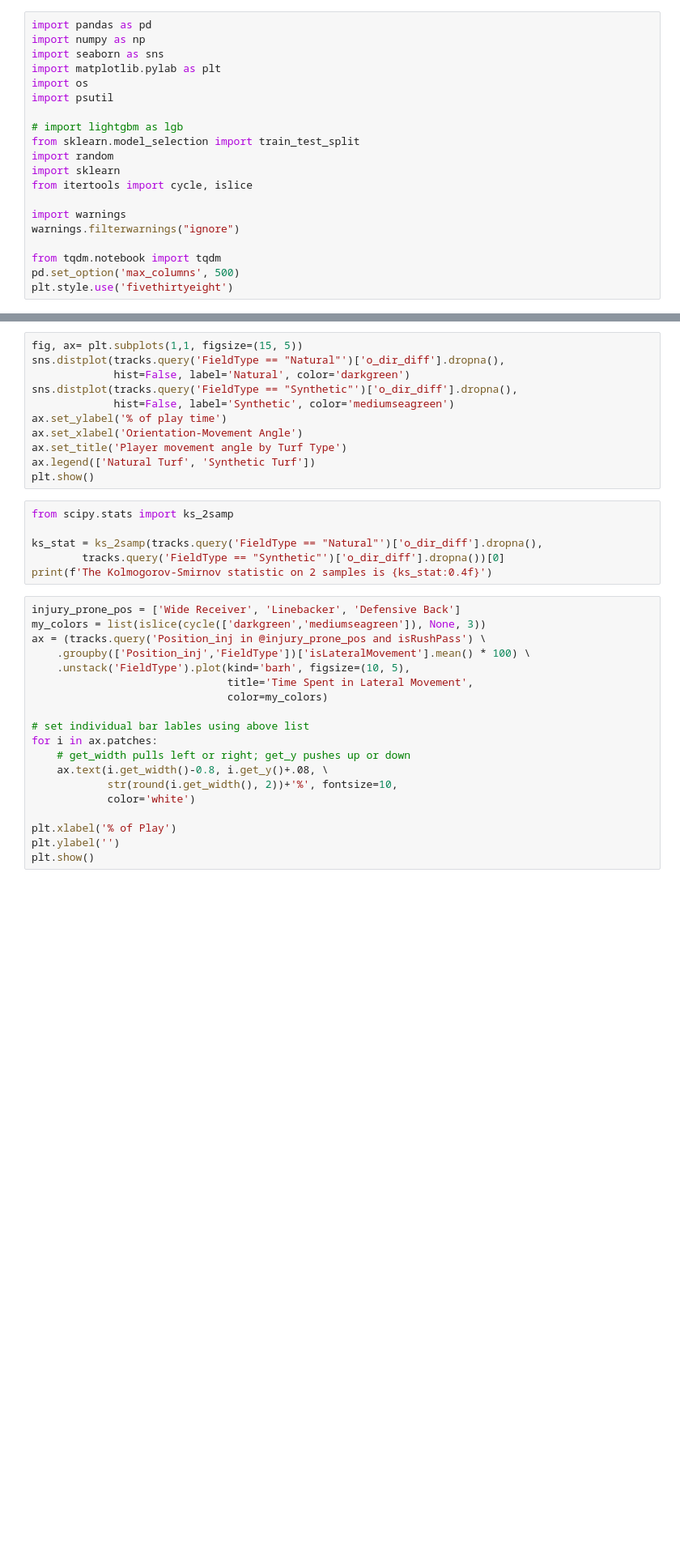
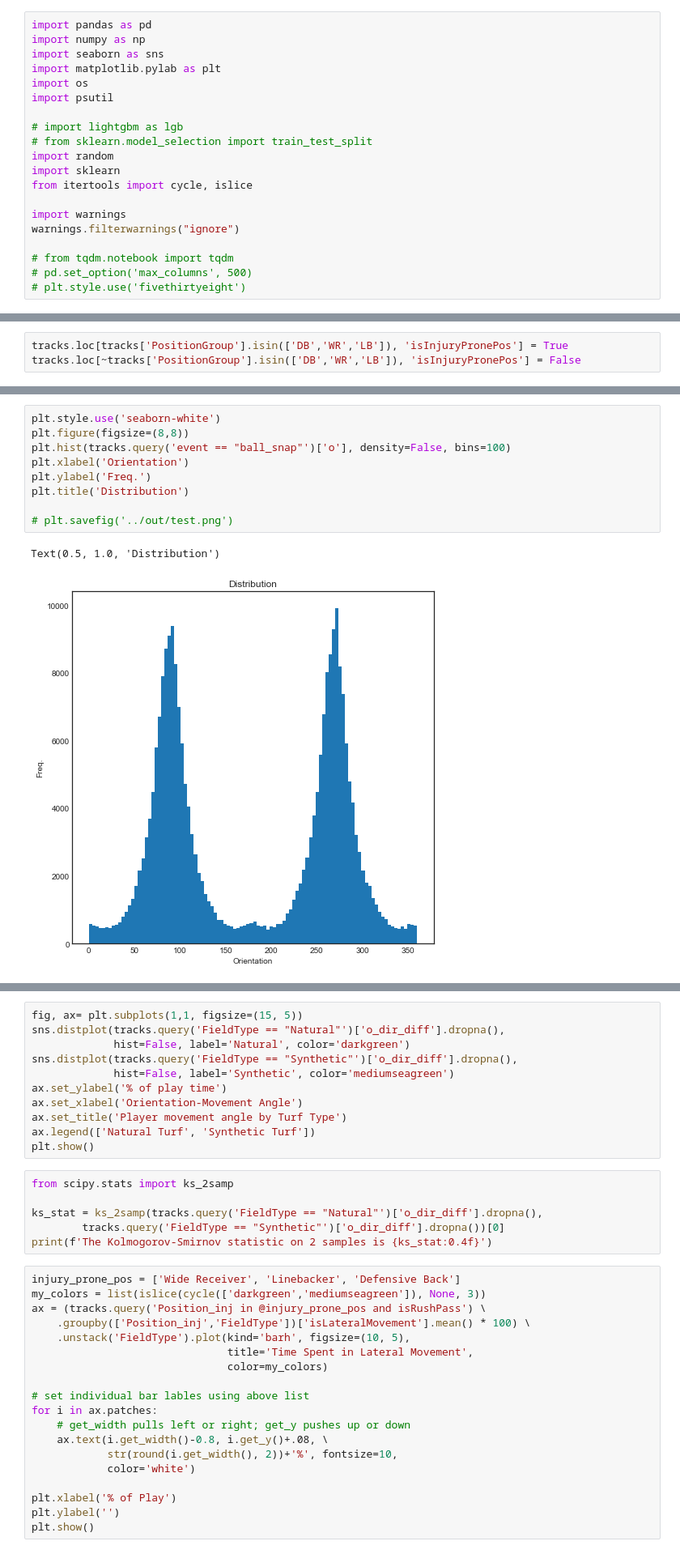
Before and after one commit to cwingho/NFL_Analytics, a Jupyter notebook: brian/code_to_be_read.ipynb, the cells around one changed output, grey strips where cells are left out. Shown: that part at 81% size. Drawn from its saved outputs; the diff is of its cells as text; blank space fills up the shorter version.

```diff
--- a/brian/code_to_be_read.ipynb
+++ b/brian/code_to_be_read.ipynb
@@ -7,7 +7,7 @@ import os
 import psutil
 
 # import lightgbm as lgb
-from sklearn.model_selection import train_test_split
+# from sklearn.model_selection import train_test_split
 import random
 import sklearn
 from itertools import cycle, islice
@@ -15,9 +15,9 @@ from itertools import cycle, islice
 import warnings
 warnings.filterwarnings("ignore")
 
-from tqdm.notebook import tqdm
-pd.set_option('max_columns', 500)
-plt.style.use('fivethirtyeight')
+# from tqdm.notebook import tqdm
+# pd.set_option('max_columns', 500)
+# plt.style.use('fivethirtyeight')
 # %%
 # Read in data
 tracks = pd.read_csv('../in/PlayerTrackData.csv',
@@ -321,0 +504,3 @@ NameError: name 'tracks' is not defined
+# %%
+tracks.loc[tracks['PositionGroup'].isin(['DB','WR','LB']), 'isInjuryPronePos'] = True
+tracks.loc[~tracks['PositionGroup'].isin(['DB','WR','LB']), 'isInjuryPronePos'] = False
@@ -331,3 +589,15 @@ NameError: name 'tracks' is not defined
+# %%
+plt.style.use('seaborn-white')
+plt.figure(figsize=(8,8))
+plt.hist(tracks.query('event == "ball_snap"')['o'], density=False, bins=100)
+plt.xlabel('Orientation')
+plt.ylabel('Freq.')
+plt.title('Distribution')
+
+# plt.savefig('../out/test.png')
+# %% [output]
+Text(0.5, 1.0, 'Distribution')
+[figure, added]
 # %%
 # O vs Dir feature
 tracks['o_dir_diff1'] = np.abs(tracks['o'] - tracks['dir'])
```
Also changed, not shown: parts of 42 cells of this notebook, 2 other files.
